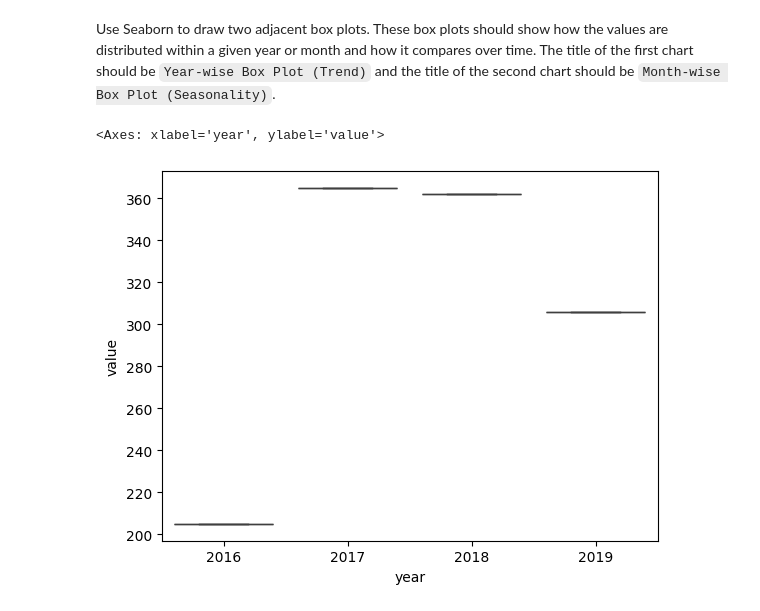
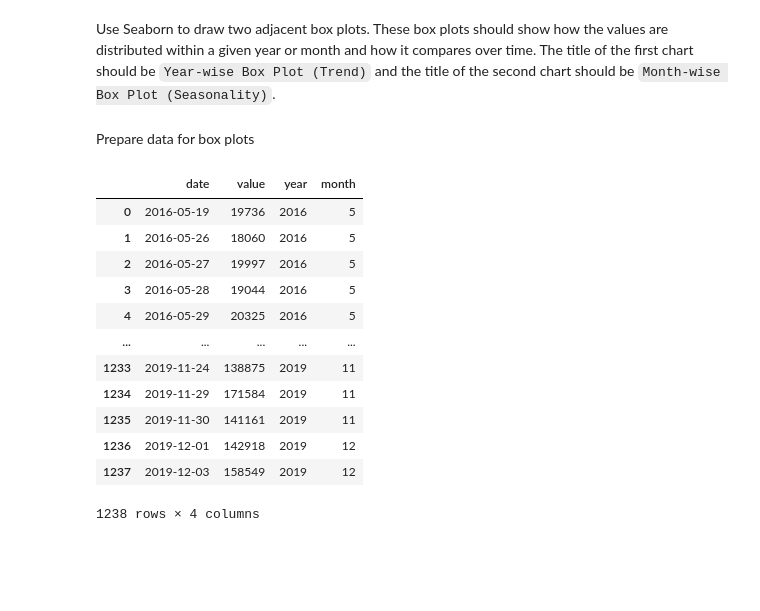
Before and after one commit to porrrq/freeCodeCamp-projects, a Jupyter notebook: Data Analysis with Python/Page View Time Series Visualizer/report.ipynb, the cells around one changed output. Saved outputs shown, nothing was run; the diff lists cells and outputs as text; code cells hidden in the pictures; blank space fills up the shorter version.

```diff
--- a/Data Analysis with Python/Page View Time Series Visualizer/report.ipynb
+++ b/Data Analysis with Python/Page View Time Series Visualizer/report.ipynb
@@ -72,16 +72,26 @@ plt.show()
 ### 3. Box plot
 # %% [markdown]
  Use Seaborn to draw two adjacent box plots. These box plots should show how the values are distributed within a given year or month and how it compares over time. The title of the first chart should be `Year-wise Box Plot (Trend)` and the title of the second chart should be `Month-wise Box Plot (Seasonality)`.
-# %%
-# fig, ax = plt.subplots(1,2,figsize=(15,10))
-month_df = df.groupby(['year','month'])['value'].sum().reset_index().pivot(index='year',columns='month',values='value')
-
-plt.ticklabel_format(style='plain', axis='y')
-sns.boxplot(
-    x='year',
-    y='value',
-    data=year_df,
-)
-# %% [output]
-<Axes: xlabel='year', ylabel='value'>
-[figure, removed]
+# %% [markdown]
+Prepare data for box plots
+# %%
+df_box = df.copy()
+df_box.reset_index(inplace=True)
+df_box['year'] = [d.year for d in df_box.date]
+df_box['month'] = [d.month for d in df_box.date]
+df_box.sort_values(by=["month"])
+df_box
+# %% [output]
+|  | date | value | year | month |
+| 0 | 2016-05-19 | 19736 | 2016 | 5 |
+| 1 | 2016-05-26 | 18060 | 2016 | 5 |
+| 2 | 2016-05-27 | 19997 | 2016 | 5 |
+| 3 | 2016-05-28 | 19044 | 2016 | 5 |
+| 4 | 2016-05-29 | 20325 | 2016 | 5 |
+| ... | ... | ... | ... | ... |
+| 1233 | 2019-11-24 | 138875 | 2019 | 11 |
+| 1234 | 2019-11-29 | 171584 | 2019 | 11 |
+| 1235 | 2019-11-30 | 141161 | 2019 | 11 |
+| 1236 | 2019-12-01 | 142918 | 2019 | 12 |
+| 1237 | 2019-12-03 | 158549 | 2019 | 12 |
+1238 rows × 4 columns
```
Also changed, not shown: parts of 5 cells of this notebook, 4 other files.
